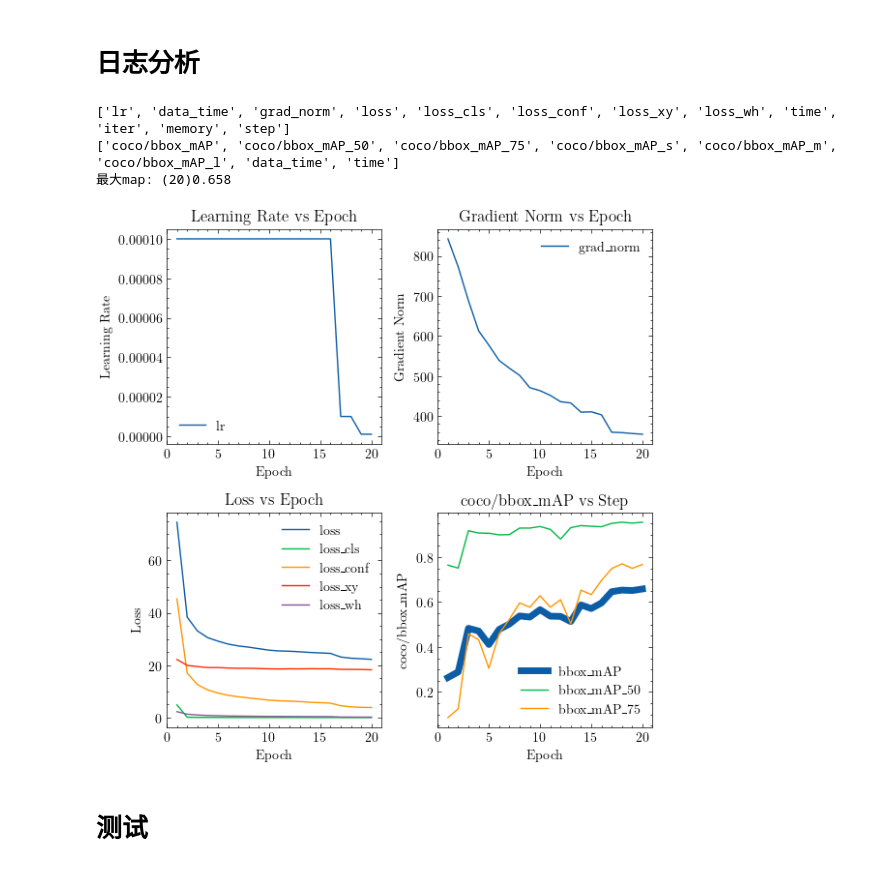
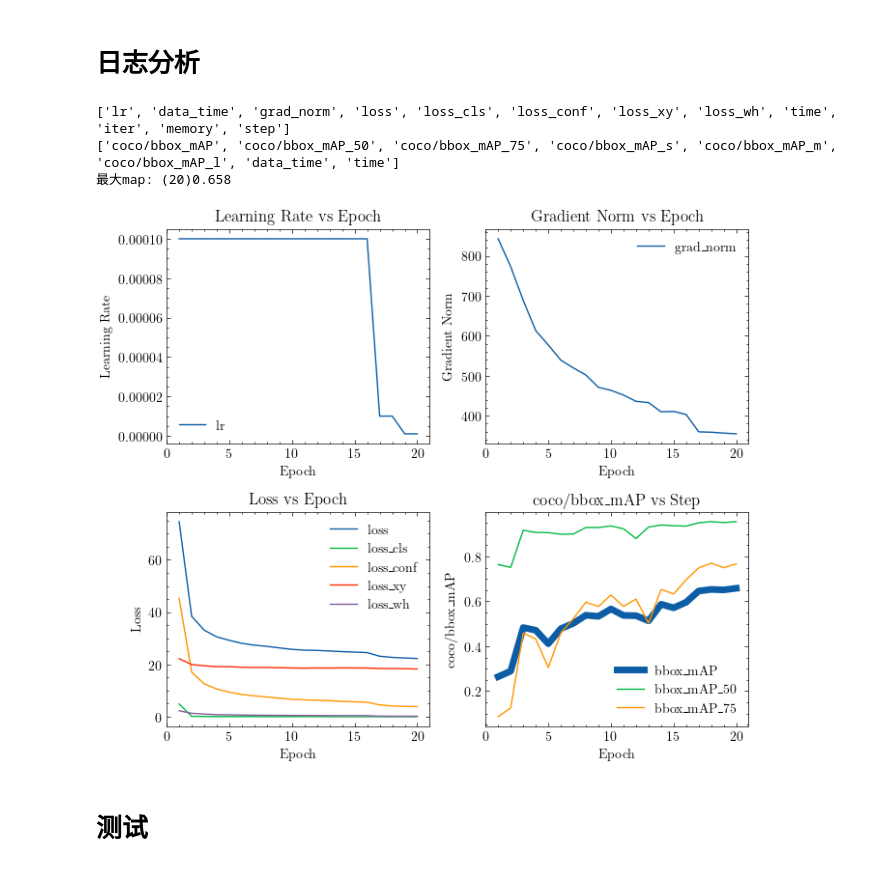
Before and after one commit to flywithliye/lard-detection, a Jupyter notebook: exp_yolov3.ipynb, the cells around one changed output. Drawn from its saved outputs; the diff is of its cells as text; code cells hidden in the pictures.

```diff
--- a/exp_yolov3.ipynb
+++ b/exp_yolov3.ipynb
@@ -8,16 +36,19 @@
 # %%
+import os
+
 # 优化anchor
-path_anchor = 'runs/yolov3'
+path_anchor = f'runs/mmdetection/{exp_name}/'
+os.makedirs(path_anchor, exist_ok=True)
 
-# 原始anchor
+# 原始anchor 3rdparty/mmdetection/configs/yolo/yolov3_d53_8xb8-ms-608-273e_coco.py
 # [(116, 90), (156, 198), (373, 326)],
 # [(30, 61), (62, 45), (59, 119)],
 # [(10, 13), (16, 30), (33, 23)]
 
-! python mmdetection/tools/analysis_tools/optimize_anchors.py \
+! python 3rdparty/mmdetection/tools/analysis_tools/optimize_anchors.py \
     cfg/yolov3_lard.py \
-    --device cuda:0 \
+    --device cuda: 0 \
     --input-shape 640 640 \
     --algorithm k-means \
-    --output-dir {path_anchor}
+    --output-dir runs/mmdetection/yolov3_train_val/
 # %% [output]
@@ -72,7 +94,8 @@ import scienceplots
 plt.style.use('science')
 
 
-def read_json(file_path) -> tuple[pd.DataFrame, pd.DataFrame]:
+def read_mmdet_train_log_json(file_path):
+
     df_train = []
     df_val = []
     with open(file_path, 'r') as f:
@@ -95,8 +118,9 @@ def read_json(file_path) -> tuple[pd.DataFrame, pd.DataFrame]:
     return df_train, df_val
 
 
-def plot_yolov3(df_train, df_val):
-    fig, axs = plt.subplots(2, 2, figsize=(6, 6), dpi=100)
+def plot_mmdet_yolov3_train_log(df_train, df_val):
+
+    fig, axs = plt.subplots(2, 2, figsize=(7, 6), dpi=100)
     axs = axs.flatten()
     if len(df_train):
         axs[0].plot(df_train.index, df_train['lr'], label='lr')
@@ -124,41 +148,40 @@ def plot_yolov3(df_train, df_val):
         axs[2].set_ylabel('Loss')
         axs[2].set_xlim(left=0)
 
     if len(df_val):
         axs[3].plot(
             df_val.index,
             df_val['coco/bbox_mAP'],
             label='bbox_mAP',
             linewidth=5)
         axs[3].plot(
             df_val.index,
             df_val['coco/bbox_mAP_50'],
             label='bbox_mAP_50')
         axs[3].plot(
             df_val.index,
             df_val['coco/bbox_mAP_75'],
             label='bbox_mAP_75')
         axs[3].legend()
         axs[3].set_title('coco/bbox_mAP vs Step')
         axs[3].set_xlabel('Epoch')
         axs[3].set_ylabel('coco/bbox_mAP')
         axs[3].set_xlim(left=0)
+
     plt.tight_layout()
+    plt.savefig(
+        f'results/figs/train/train_log_{exp_name}.jpg', dpi=600, bbox_inches='tight')
     plt.show()
 
 
-# 读取json文件
-exp_id = '20231020_012418'
-json_path = f'runs/yolov3/{exp_id}/vis_data/scalars.json'
-df_train, df_val = read_json(json_path)
-
-# 绘图
-plot_yolov3(df_train, df_val)
+# 读取和可视化
+df_train, df_val = read_mmdet_train_log_json(train_log_path)
+plot_mmdet_yolov3_train_log(df_train, df_val)
 # %% [output]
 ['lr', 'data_time', 'grad_norm', 'loss', 'loss_cls', 'loss_conf', 'loss_xy', 'loss_wh', 'time', 'iter', 'memory', 'step']
 ['coco/bbox_mAP', 'coco/bbox_mAP_50', 'coco/bbox_mAP_75', 'coco/bbox_mAP_s', 'coco/bbox_mAP_m', 'coco/bbox_mAP_l', 'data_time', 'time']
 最大map: (20)0.658
-[figure, old version]
+[figure, new version]
 # %% [markdown]
 # 测试
 # %%
```
Also changed, not shown: parts of 16 cells of this notebook, 6 other files.
